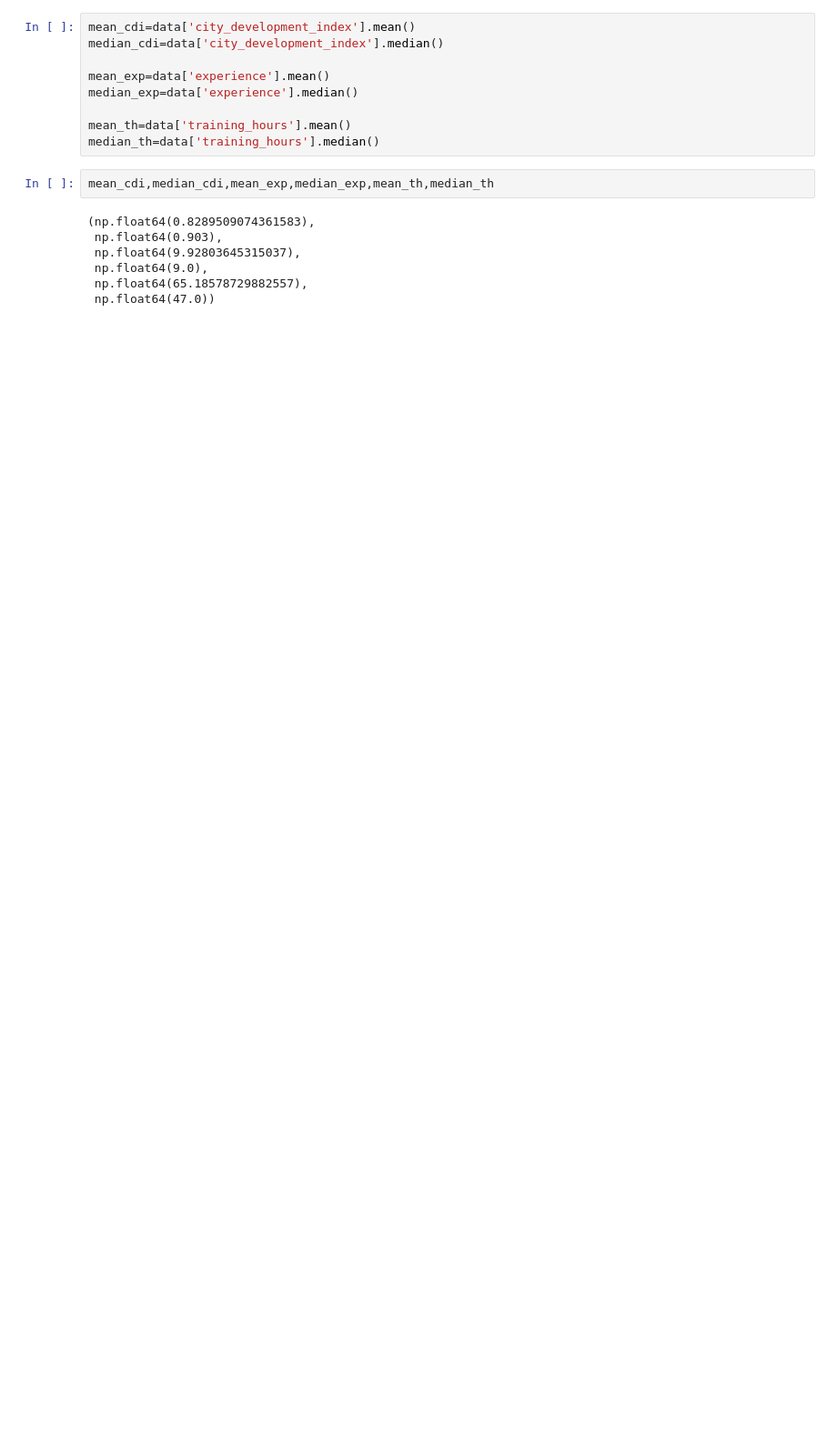
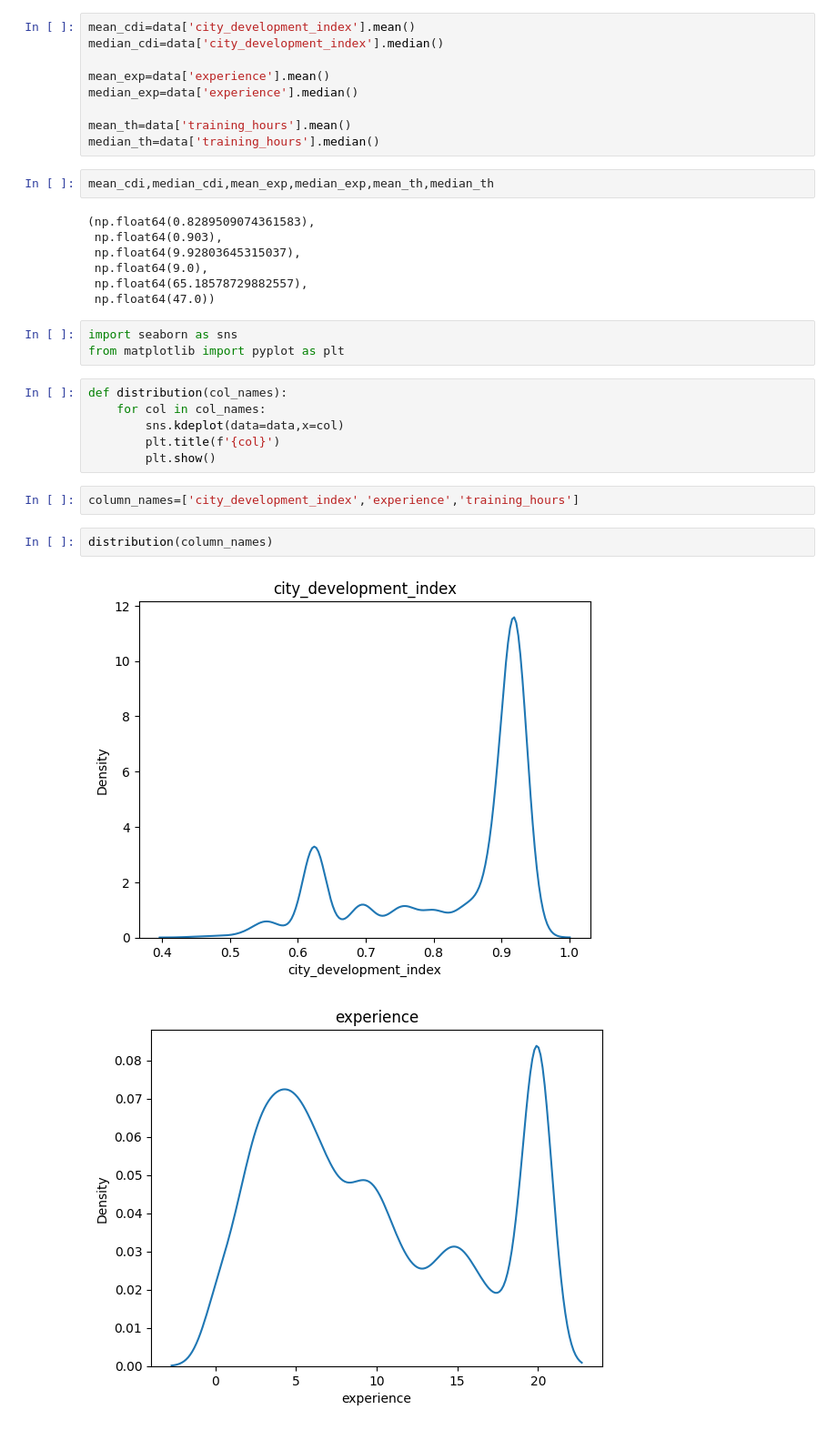
Before and after one commit to khanalasmit/machinelearning, a Jupyter notebook: handelling_missing_data.ipynb, the cells around one changed output. Shown at 91% size. Cells and saved outputs as stored; diff of their text form; blank space fills up the shorter version.

Commit message:
Changes to handelling missing data.ipynb

```diff
--- a/handelling_missing_data.ipynb
+++ b/handelling_missing_data.ipynb
@@ -307,3 +309,19 @@ mean_cdi,median_cdi,mean_exp,median_exp,mean_th,median_th
  np.float64(9.0),
  np.float64(65.18578729882557),
  np.float64(47.0))
+# %%
+import seaborn as sns
+from matplotlib import pyplot as plt
+# %%
+def distribution(col_names):
+    for col in col_names:
+        sns.kdeplot(data=data,x=col)
+        plt.title(f'{col}')
+        plt.show()
+# %%
+column_names=['city_development_index','experience','training_hours']
+# %%
+distribution(column_names)
+# %% [output]
+[figure, added]
+[figure, added]
```
Also changed, not shown: parts of 44 cells of this notebook, 1 other file.
